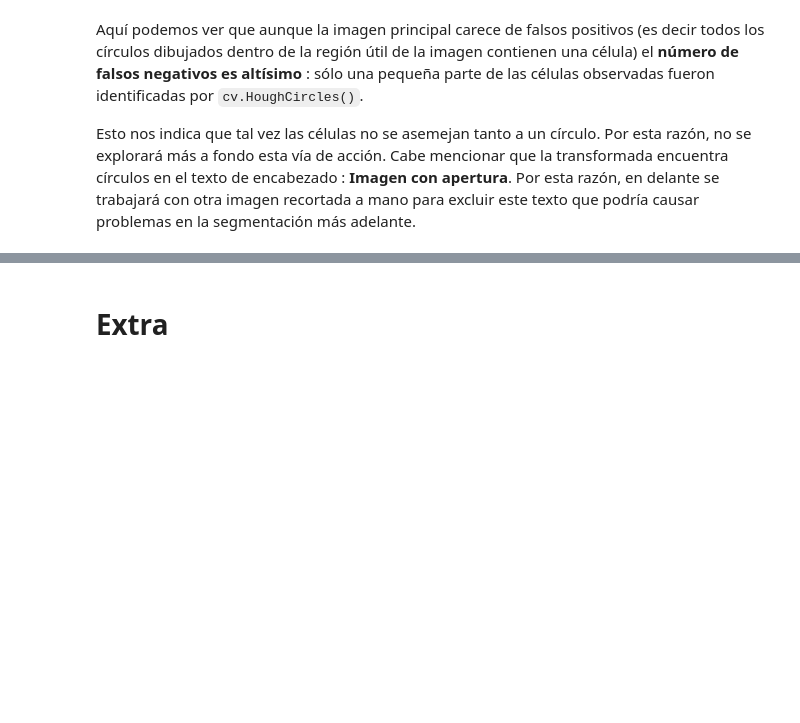
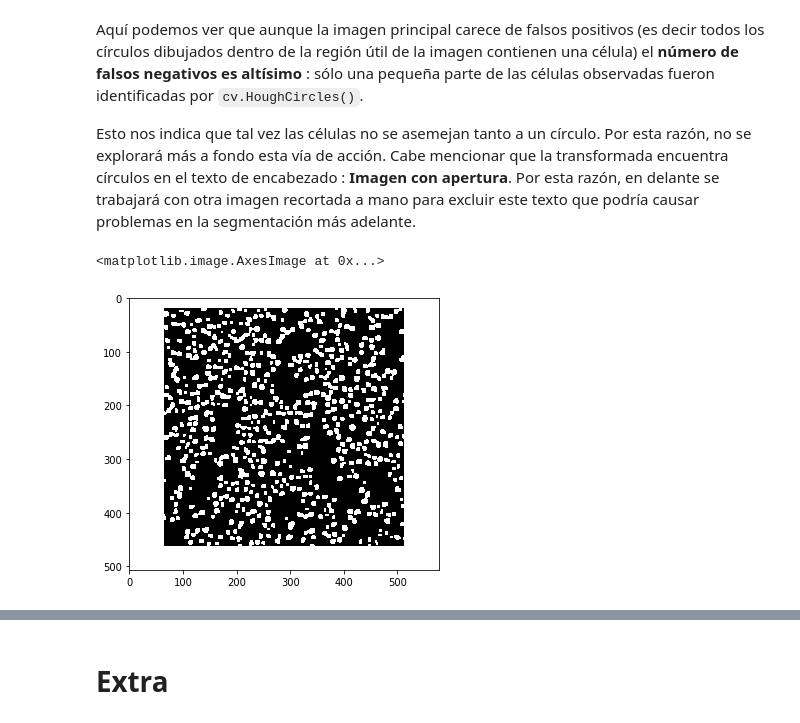
Before and after one commit to gmagannaDevelop/ImagenesTercerParcial, a Jupyter notebook: Pregunta 6.ipynb, the cells around one changed output, grey strips where cells are left out. Saved outputs shown, nothing was run; the diff lists cells and outputs as text; code cells hidden in the pictures; blank space fills up the shorter version.

````diff
--- a/Pregunta 6.ipynb
+++ b/Pregunta 6.ipynb
@@ -125,3 +139,9 @@ utils.side_by_side(imgb, imgbc)
 Aquí podemos ver que aunque la imagen principal carece de falsos positivos (es decir todos los círculos dibujados dentro de la región útil de la imagen contienen una célula) el **número de falsos negativos es altísimo** : sólo una pequeña parte de las células observadas fueron identificadas por ```cv.HoughCircles()```.
 
 Esto nos indica que tal vez las células no se asemejan tanto a un círculo. Por esta razón, no se explorará más a fondo esta vía de acción. Cabe mencionar que la transformada encuentra círculos en el texto de encabezado : **Imagen con apertura**. Por esta razón, en delante se trabajará con otra imagen recortada a mano para excluir este texto que podría causar problemas en la segmentación más adelante.
+# %%
+imgb2  = cv.imread('imagenes/Ex3Preg6(b)3.tif', cv.IMREAD_GRAYSCALE)
+plt.imshow(imgb2, cmap='gray')
+# %% [output]
+<matplotlib.image.AxesImage at 0x...>
+[figure, added]
````
Also changed, not shown: parts of 19 cells of this notebook, 3 other files.
